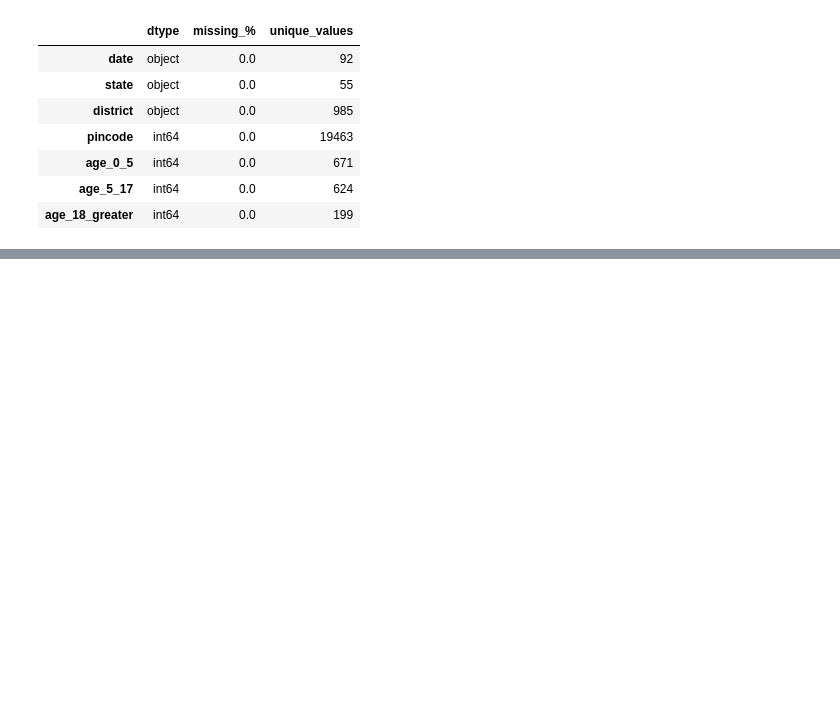
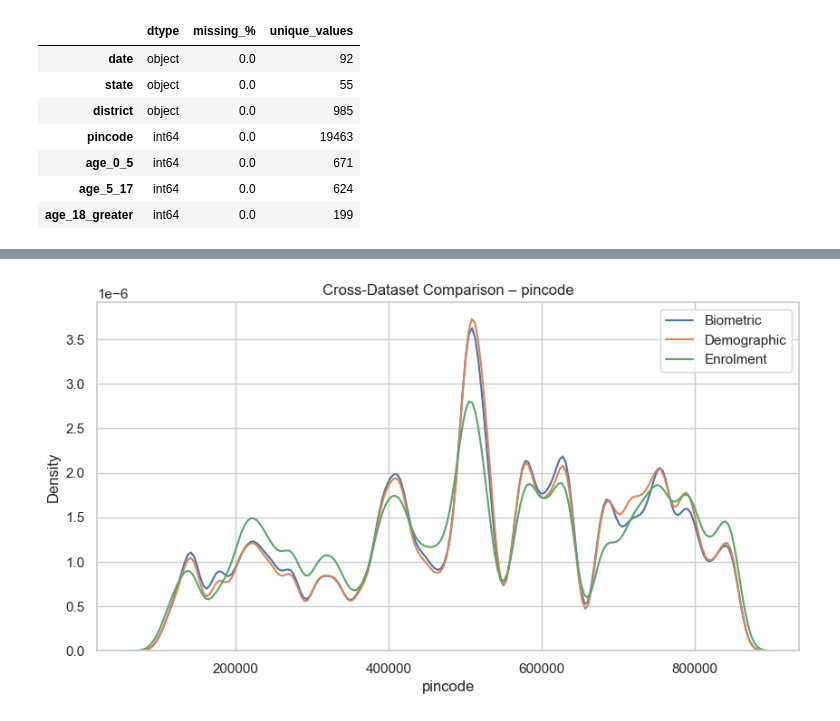
Before and after one commit to Marmikgaj/aadhaar_hackathon, a Jupyter notebook: visiual_model.ipynb, the cells around one changed output, grey strips where cells are left out. Saved outputs shown, nothing was run; the diff lists cells and outputs as text; code cells hidden in the pictures; blank space fills up the shorter version.

```diff
--- a/visiual_model.ipynb
+++ b/visiual_model.ipynb
@@ -189,0 +225,22 @@ for name, df in dataframes.items():
+# %%
+common_numeric_cols = set(df_biometric.columns) \
+    & set(df_demographic.columns) \
+    & set(df_enrolment.columns)
+
+common_numeric_cols = [
+    col for col in common_numeric_cols
+    if pd.api.types.is_numeric_dtype(df_biometric[col])
+]
+
+for col in common_numeric_cols:
+    plt.figure(figsize=(10, 5))
+
+    sns.kdeplot(df_biometric[col], label="Biometric")
+    sns.kdeplot(df_demographic[col], label="Demographic")
+    sns.kdeplot(df_enrolment[col], label="Enrolment")
+
+    plt.title(f"Cross-Dataset Comparison – {col}")
+    plt.legend()
+    plt.show()
+# %% [output]
+[figure, added]
```
Also changed, not shown: parts of 2 cells of this notebook, 5 other files.
